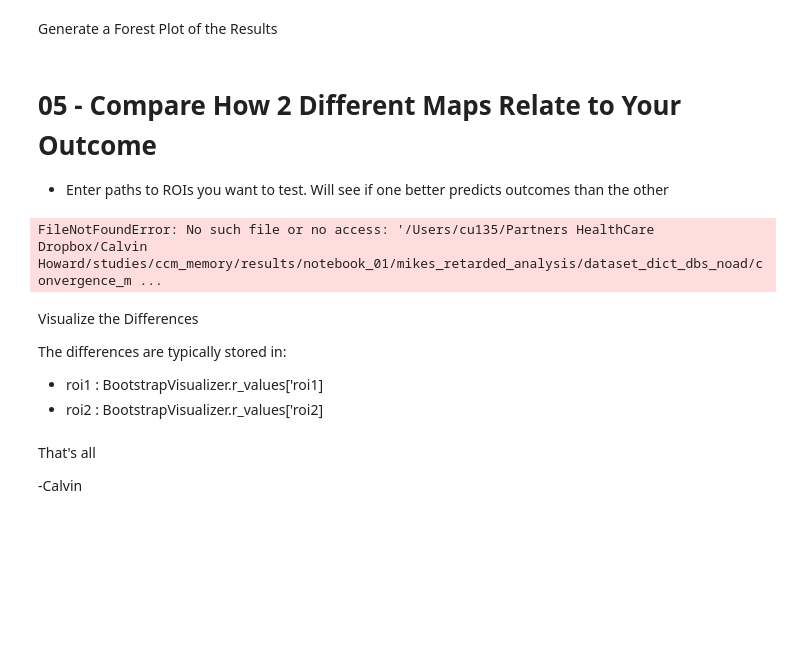
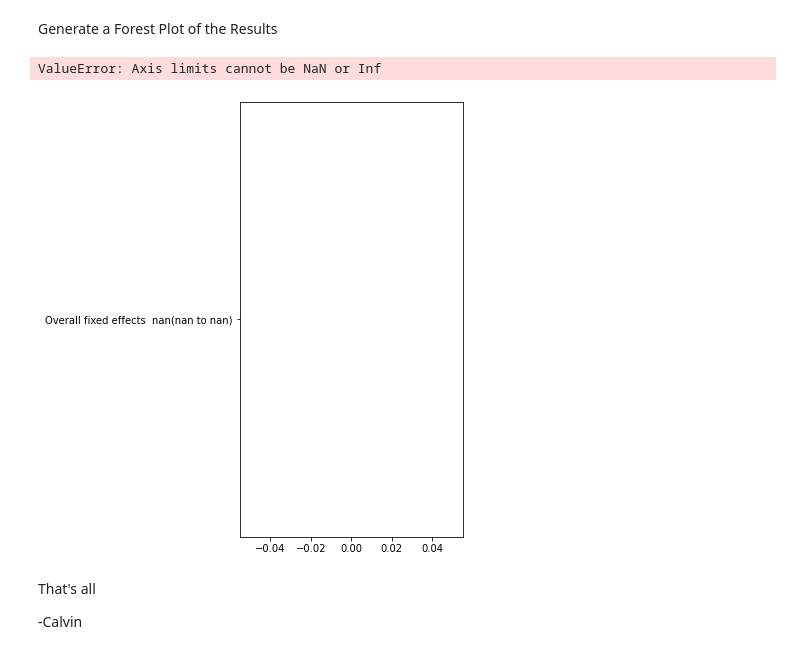
Before and after one commit to Calvinwhow/calvin_utils_project, a Jupyter notebook: notebooks/neuroimaging_notebooks/convergent_causal_mapping/03_test_convergent_network.ipynb, the cells around one changed output. Saved outputs shown, nothing was run; the diff lists cells and outputs as text; code cells hidden in the pictures; blank space fills up the shorter version.

```diff
--- a/notebooks/neuroimaging_notebooks/convergent_causal_mapping/03_test_convergent_network.ipynb
+++ b/notebooks/neuroimaging_notebooks/convergent_causal_mapping/03_test_convergent_network.ipynb
@@ -115,7 +156,7 @@ display(loocv_analyzer.results_df)
 # %% [markdown]
 Run It
 # %%
-# import pandas as pd
-# df = loocv_analyzer.compute_fixed_effects_by_group(group_dict)
-# meta_df = pd.concat([loocv_analyzer.results_df, df], ignore_index=True)
-# meta_df
+import pandas as pd
+df = loocv_analyzer.compute_fixed_effects_by_group(group_dict)
+meta_df = pd.concat([loocv_analyzer.results_df, df], ignore_index=True)
+meta_df
@@ -125,9 +181,9 @@ Run It
 # %% [markdown]
 Generate a Forest Plot of the Results
 # %%
-# from calvin_utils.ccm_utils.stat_utils import MetaConvergenceForestPlot
-# meta_forest_plot = MetaConvergenceForestPlot(meta_df, sig_digits=2, out_dir=out_dir, table=True)
-# meta_forest_plot.run()
+from calvin_utils.ccm_utils.stat_utils import MetaConvergenceForestPlot
+meta_forest_plot = MetaConvergenceForestPlot(meta_df, sig_digits=2, out_dir=out_dir, table=True)
+meta_forest_plot.run()
+# %% [output]
+ValueError: Axis limits cannot be NaN or Inf
+[figure, added]
-# %% [markdown]
-# 05 - Compare How 2 Different Maps Relate to Your Outcome
-- Enter paths to ROIs you want to test. Will see if one better predicts outcomes than the other
@@ -141,25 +189,0 @@ method_list = ['bootstrap']
-# %%
-import os
-import sys
-
-for method in method_list:
-    output_file_path = os.path.join(out_dir, f"{method}_pvals.txt")
-    with open(output_file_path, 'w') as file:
-        # Redirect stdout to the file
-        original_stdout = sys.stdout
-        sys.stdout = file
-        try:
-            for roi_path2 in roi_path2_list:
-                print(f"\n\nEVALUATING: {os.path.basename(roi_path1)} vs {os.path.basename(roi_path2)}")
-                loocv_analyzer.compare_roi_correlations(roi1=roi_path1, roi2=roi_path2, method=method, n_iter=1000, seed=42,delta_r2=True)
-        finally:
-            # Restore original stdout
-            sys.stdout = original_stdout
-# %% [output]
-FileNotFoundError: No such file or no access: '/Users/cu135/Partners HealthCare Dropbox/Calvin Howard/studies/ccm_memory/results/notebook_01/mikes_retarded_analysis/dataset_dict_dbs_noad/convergence_m ...
-# %% [markdown]
-Visualize the Differences
-
-The differences are typically stored in:
-- roi1 : BootstrapVisualizer.r_values['roi1]
-- roi2 : BootstrapVisualizer.r_values['roi2]
```
Also changed, not shown: parts of 13 cells of this notebook, 22 other files.
